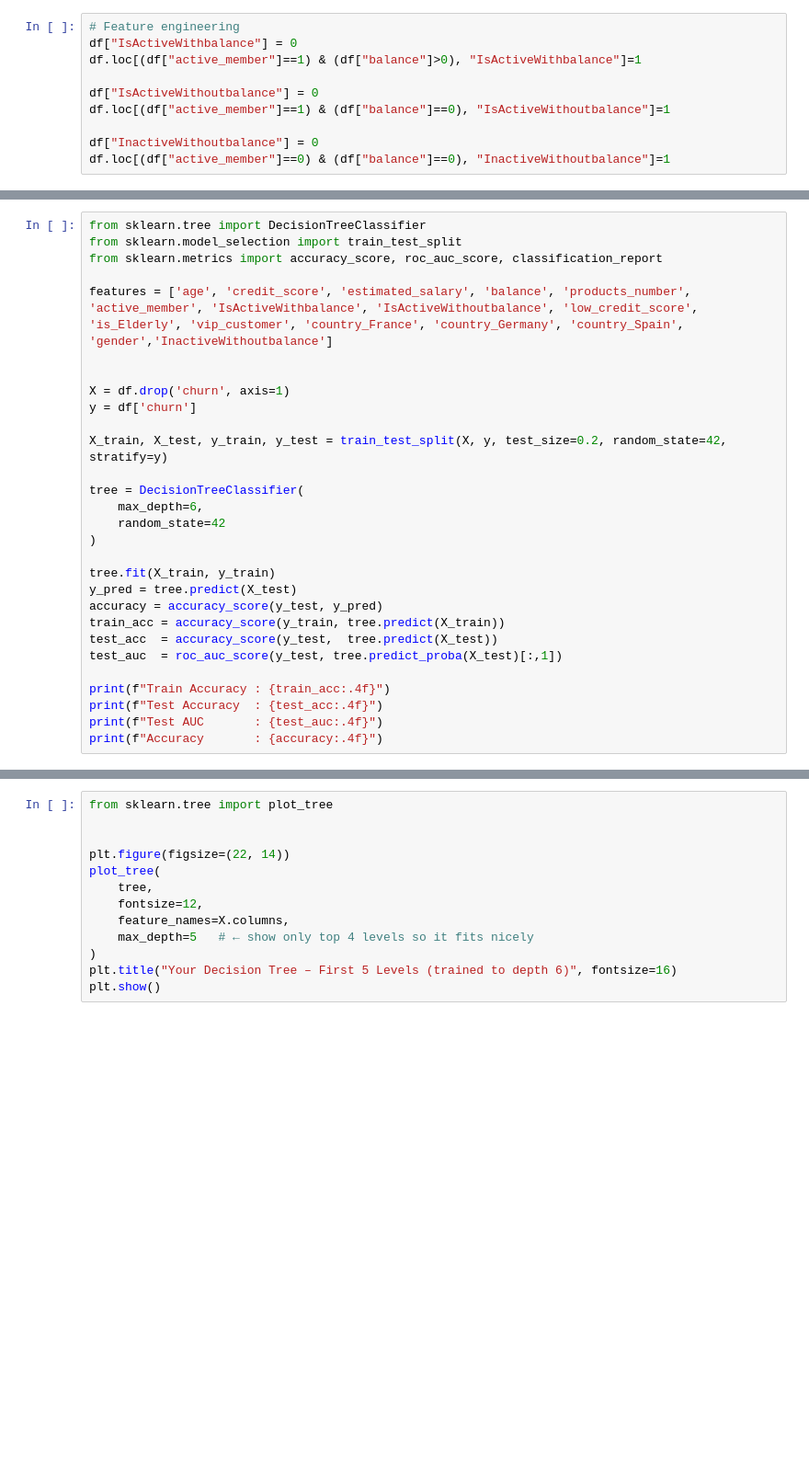
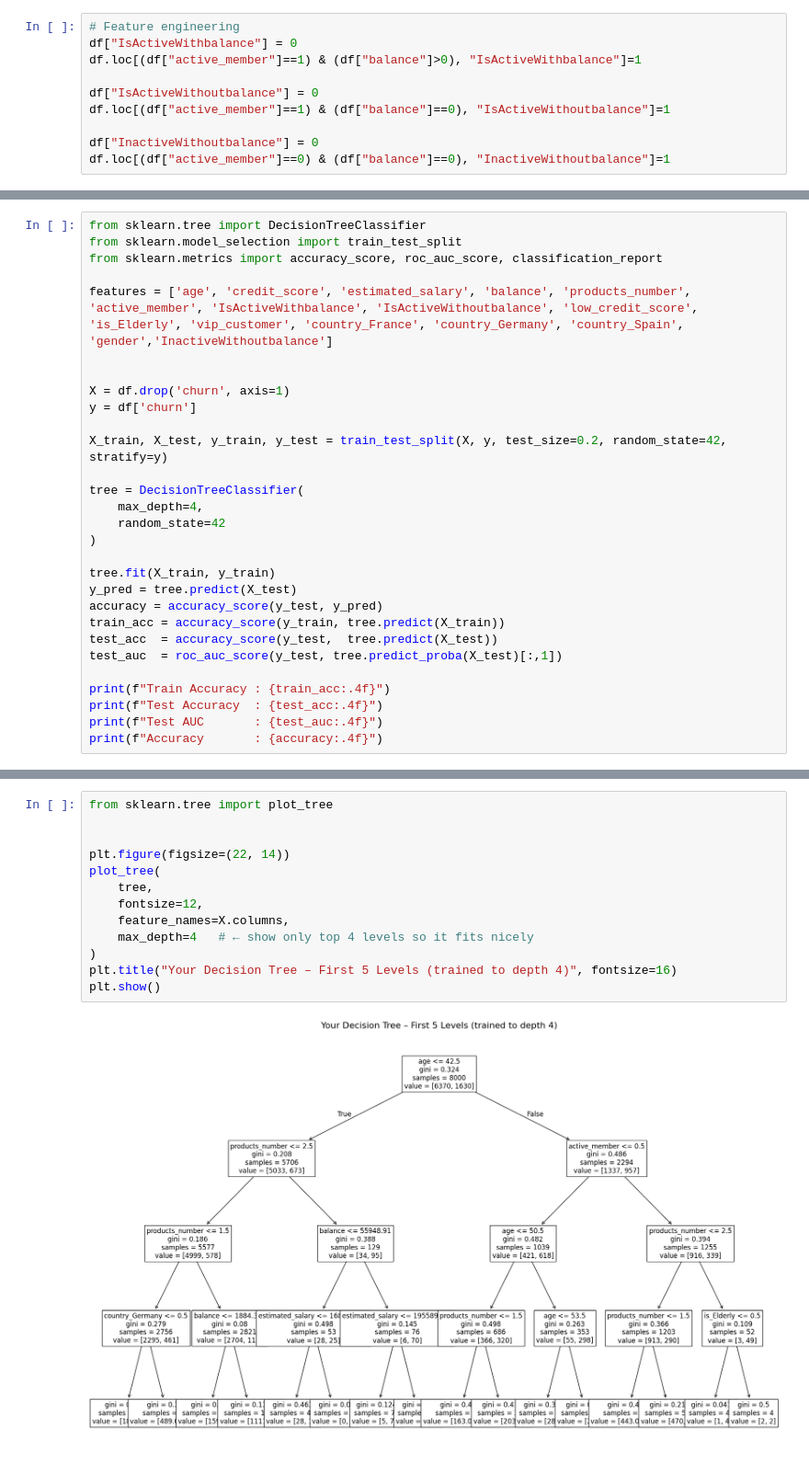
Before and after one commit to AleiyDroubi/Datascience, a Jupyter notebook: training_on_Dataset.ipynb, the cells around one changed output, grey strips where cells are left out. Shown: that part at 92% size. Saved outputs shown, nothing was run; the diff lists cells and outputs as text; blank space fills up the shorter version.

```diff
--- a/training_on_Dataset.ipynb
+++ b/training_on_Dataset.ipynb
@@ -160,7 +322,7 @@ y = df['churn']
 X_train, X_test, y_train, y_test = train_test_split(X, y, test_size=0.2, random_state=42, stratify=y)
 
 tree = DecisionTreeClassifier(
-    max_depth=6,
+    max_depth=4,
     random_state=42
 )
 
@@ -178,16 +345,18 @@ print(f"Accuracy       : {accuracy:.4f}")
 # %%
 from sklearn.tree import plot_tree
 
 
 plt.figure(figsize=(22, 14))
 plot_tree(
     tree,
     fontsize=12,
     feature_names=X.columns,
-    max_depth=5   # ← show only top 4 levels so it fits nicely
+    max_depth=4   # ← show only top 4 levels so it fits nicely
 )
-plt.title("Your Decision Tree – First 5 Levels (trained to depth 6)", fontsize=16)
+plt.title("Your Decision Tree – First 5 Levels (trained to depth 4)", fontsize=16)
 plt.show()
+# %% [output]
+[figure, added]
 # %%
 from sklearn import metrics
 import numpy as np
```
Also changed, not shown: parts of 21 cells of this notebook, 1 other file.
